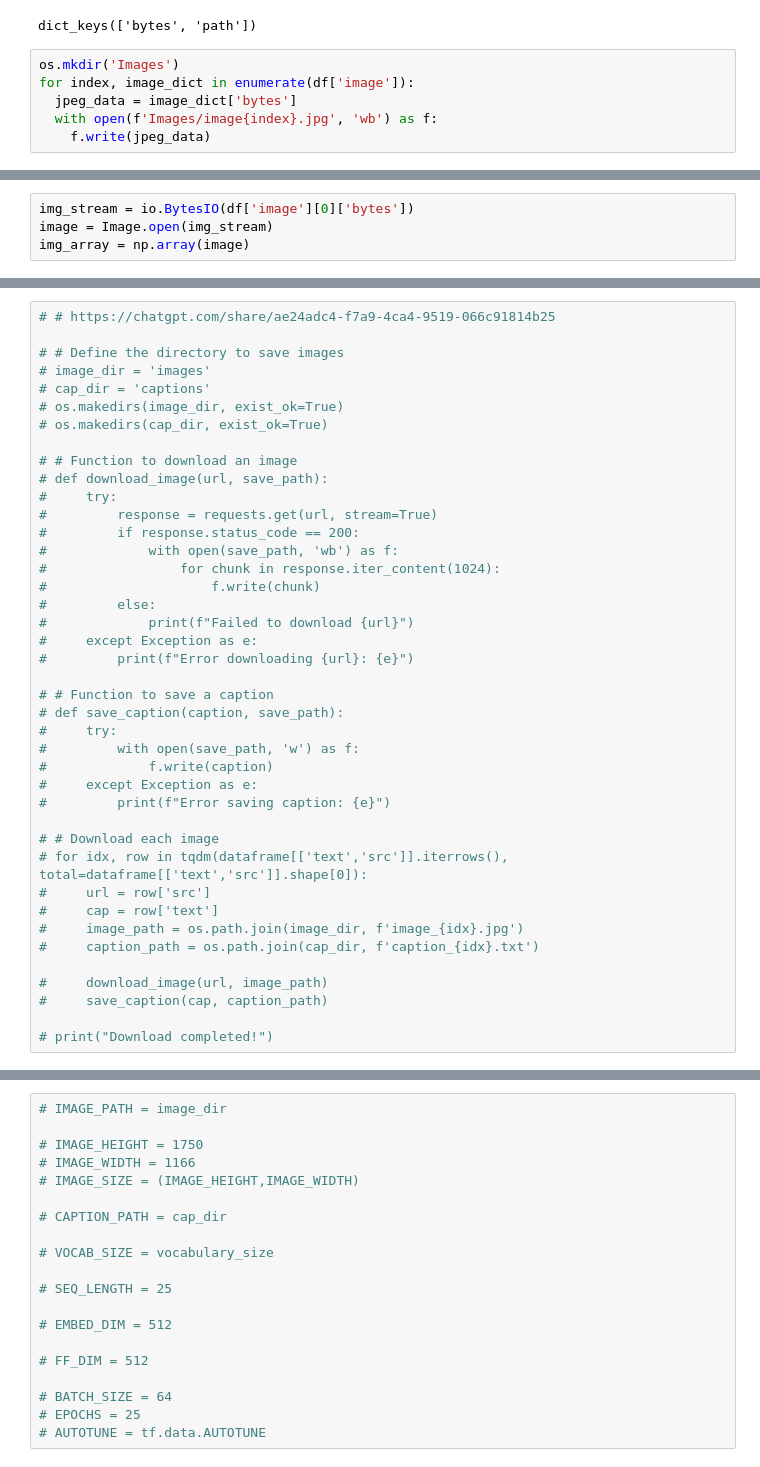
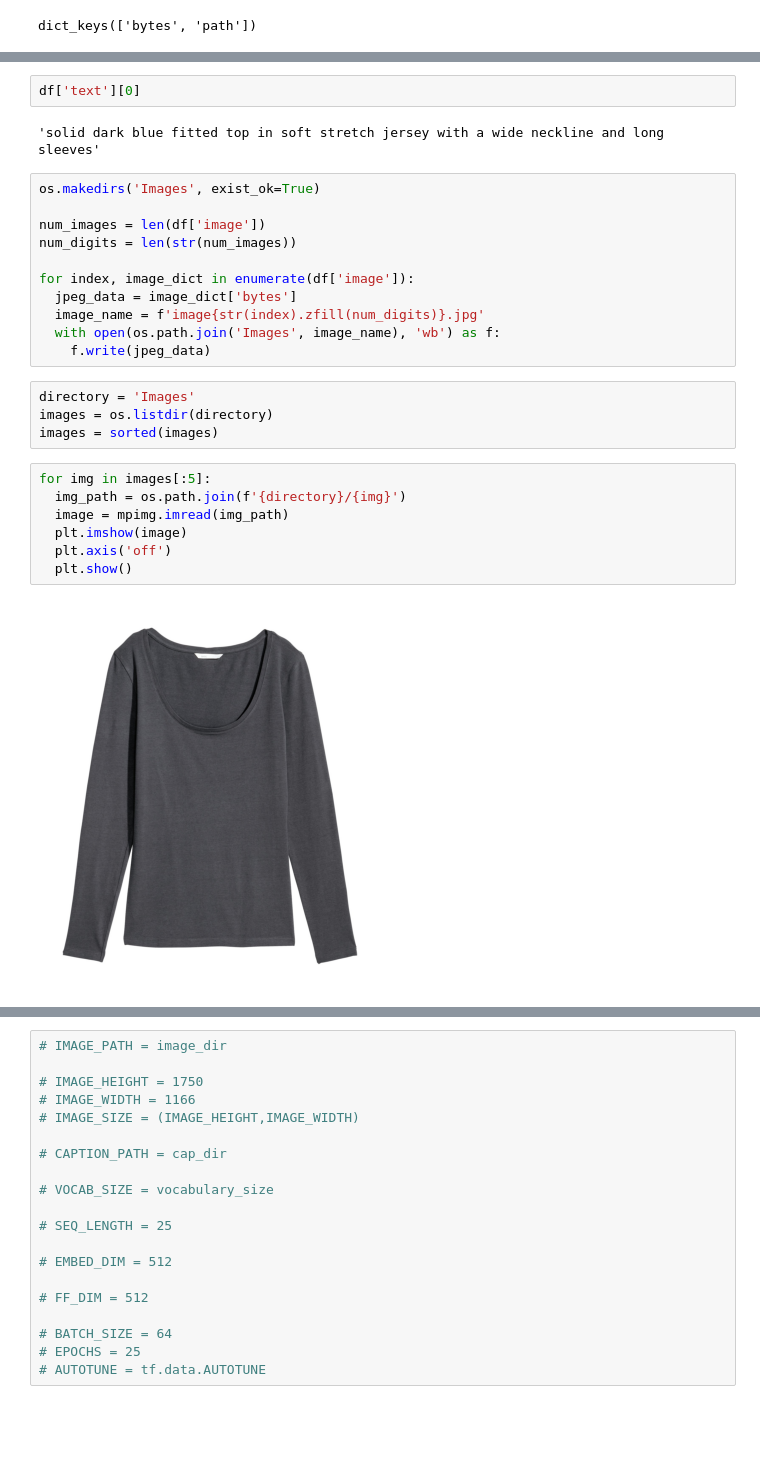
Before and after one commit to IsaD01/Deep-learning-, a Jupyter notebook: Opdracht3_2.ipynb, the cells around one changed output, grey strips where cells are left out. Cells and saved outputs as stored; diff of their text form; blank space fills up the shorter version.

```diff
--- a/Opdracht3_2.ipynb
+++ b/Opdracht3_2.ipynb
@@ -94,9 +94,3 @@ df = dataset['train'].to_pandas()
 df['image'][0].keys()
 # %% [output]
 dict_keys(['bytes', 'path'])
-# %%
-os.mkdir('Images')
-for index, image_dict in enumerate(df['image']):
-  jpeg_data = image_dict['bytes']
-  with open(f'Images/image{index}.jpg', 'wb') as f:
-    f.write(jpeg_data)
@@ -105,4 +96,0 @@ KeyboardInterrupt:
-# %%
-img_stream = io.BytesIO(df['image'][0]['bytes'])
-image = Image.open(img_stream)
-img_array = np.array(image)
@@ -362,41 +97,28 @@ https://chatgpt.com/share/612bf8e2-1eec-4402-b332-2ebb0da2154c
-# %%
-# # https://chatgpt.com/share/ae24adc4-f7a9-4ca4-9519-066c91814b25
-
-# # Define the directory to save images
-# image_dir = 'images'
-# cap_dir = 'captions'
-# os.makedirs(image_dir, exist_ok=True)
-# os.makedirs(cap_dir, exist_ok=True)
-
-# # Function to download an image
-# def download_image(url, save_path):
-#     try:
-#         response = requests.get(url, stream=True)
-#         if response.status_code == 200:
-#             with open(save_path, 'wb') as f:
-#                 for chunk in response.iter_content(1024):
-#                     f.write(chunk)
-#         else:
-#             print(f"Failed to download {url}")
-#     except Exception as e:
-#         print(f"Error downloading {url}: {e}")
-
-# # Function to save a caption
-# def save_caption(caption, save_path):
-#     try:
-#         with open(save_path, 'w') as f:
-#             f.write(caption)
-#     except Exception as e:
-#         print(f"Error saving caption: {e}")
-
-# # Download each image
-# for idx, row in tqdm(dataframe[['text','src']].iterrows(), total=dataframe[['text','src']].shape[0]):
-#     url = row['src']
-#     cap = row['text']
-#     image_path = os.path.join(image_dir, f'image_{idx}.jpg')
-#     caption_path = os.path.join(cap_dir, f'caption_{idx}.txt')
-
-#     download_image(url, image_path)
-#     save_caption(cap, caption_path)
-
-# print("Download completed!")
+# %%
+df['text'][0]
+# %% [output]
+'solid dark blue fitted top in soft stretch jersey with a wide neckline and long sleeves'
+# %%
+os.makedirs('Images', exist_ok=True)
+
+num_images = len(df['image'])
+num_digits = len(str(num_images))
+
+for index, image_dict in enumerate(df['image']):
+  jpeg_data = image_dict['bytes']
+  image_name = f'image{str(index).zfill(num_digits)}.jpg'
+  with open(os.path.join('Images', image_name), 'wb') as f:
+    f.write(jpeg_data)
+# %%
+directory = 'Images'
+images = os.listdir(directory)
+images = sorted(images)
+# %%
+for img in images[:5]:
+  img_path = os.path.join(f'{directory}/{img}')
+  image = mpimg.imread(img_path)
+  plt.imshow(image)
+  plt.axis('off')
+  plt.show()
+# %% [output]
+[figure, added]
```
Also changed, not shown: parts of 48 cells of this notebook.
